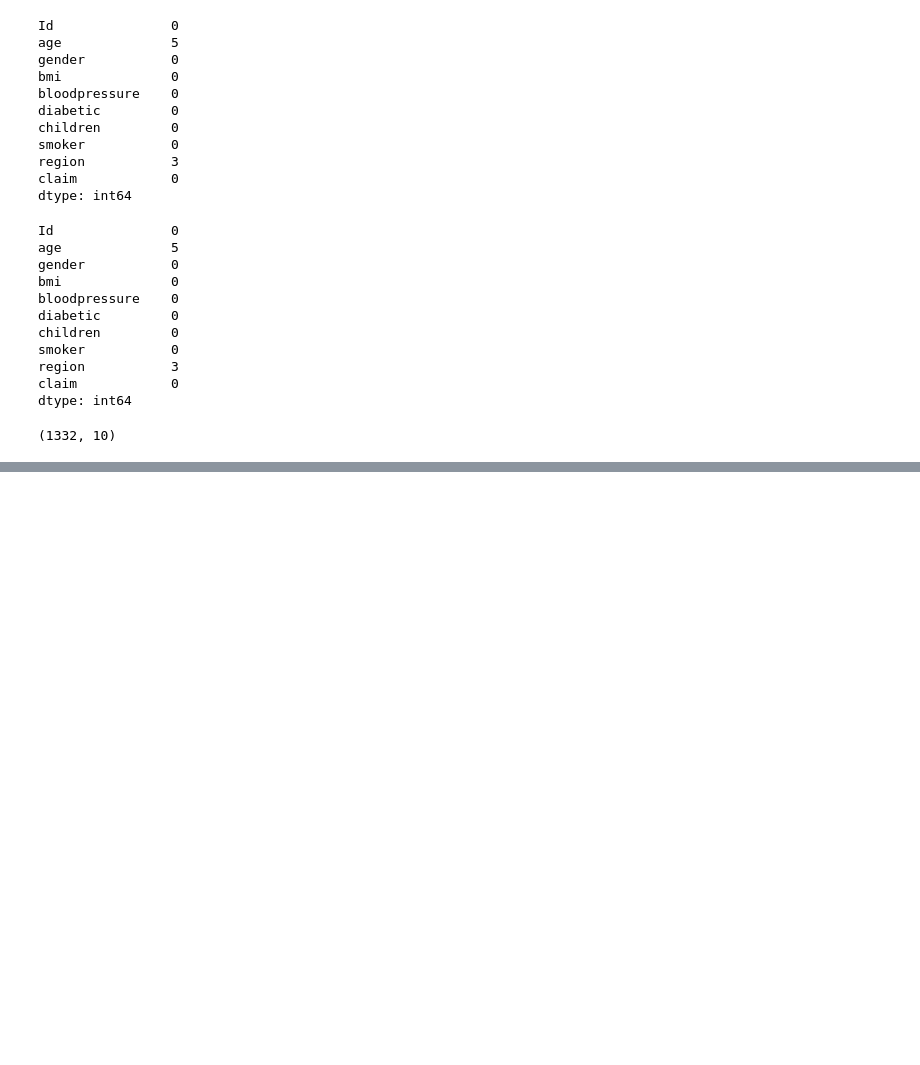
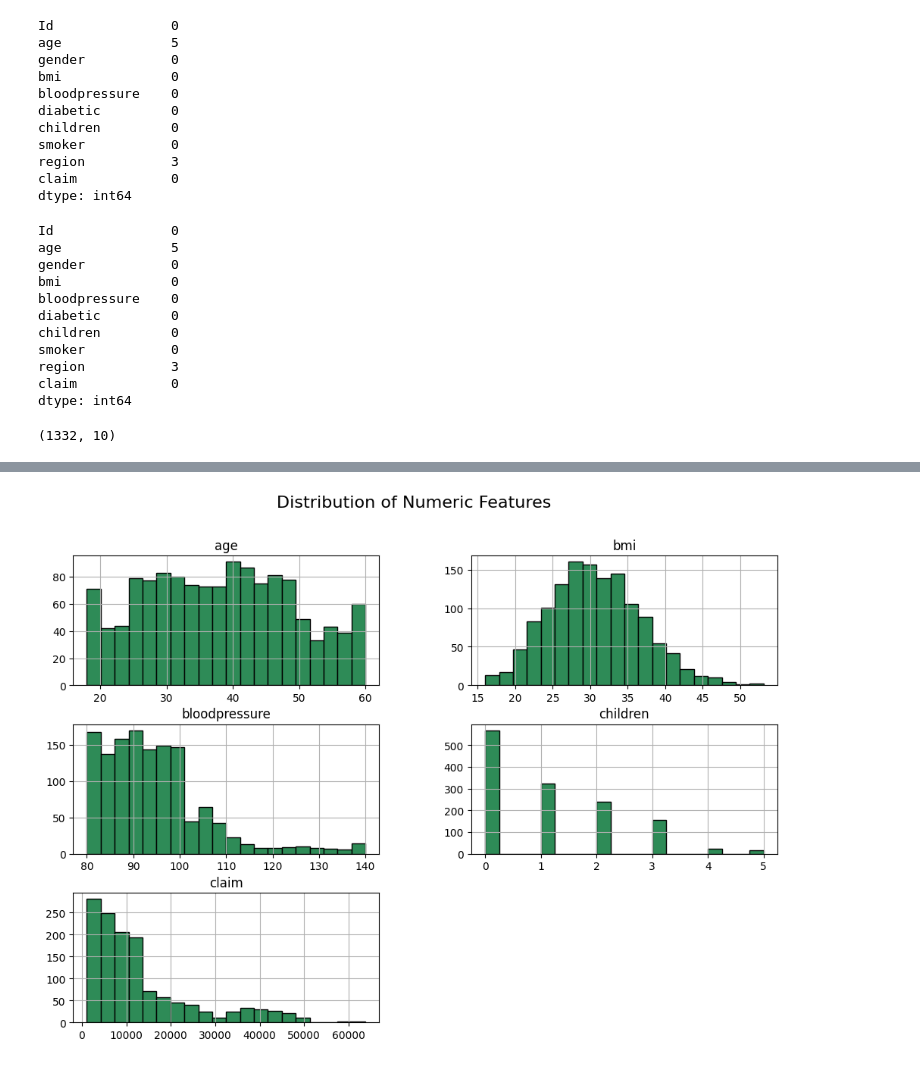
Before and after one commit to nayeem29dse/Predicting-Health-Insurance-Costs-with-streamlit-deployment, a Jupyter notebook: analysis.ipynb, the cells around one changed output, grey strips where cells are left out. Drawn from its saved outputs; the diff is of its cells as text; code cells hidden in the pictures; blank space fills up the shorter version.

Commit message:
distribution of features

```diff
--- a/analysis.ipynb
+++ b/analysis.ipynb
@@ -68,0 +80,7 @@ df.shape
+# %%
+num_cols=['age', 'bmi', 'bloodpressure', 'children', 'claim']
+df[num_cols].hist(bins=20, figsize=(12,8), color='seagreen', edgecolor='black')
+plt.suptitle("Distribution of Numeric Features", fontsize=16)
+plt.show()
+# %% [output]
+[figure, added]
```
Also changed, not shown: parts of 4 cells of this notebook.
